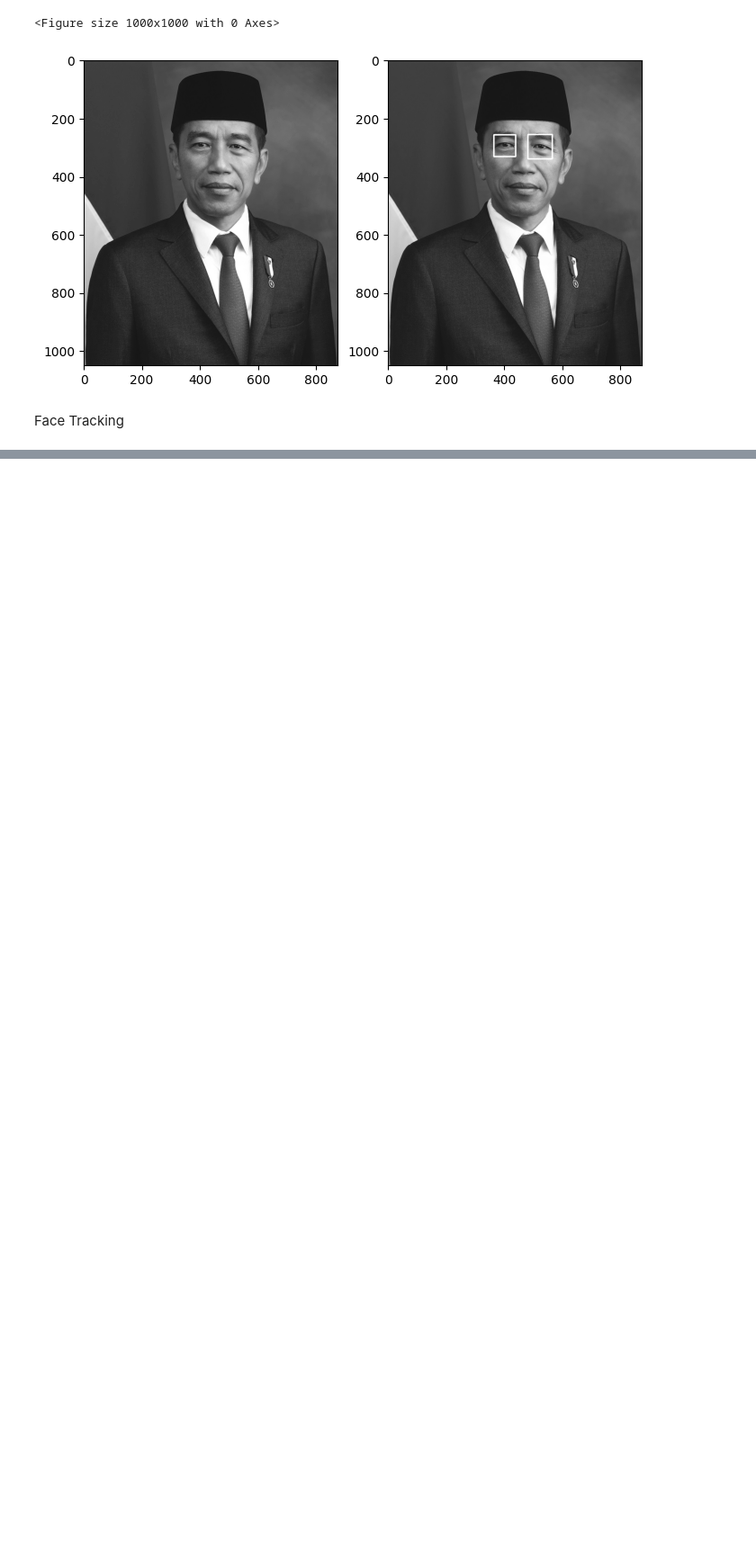
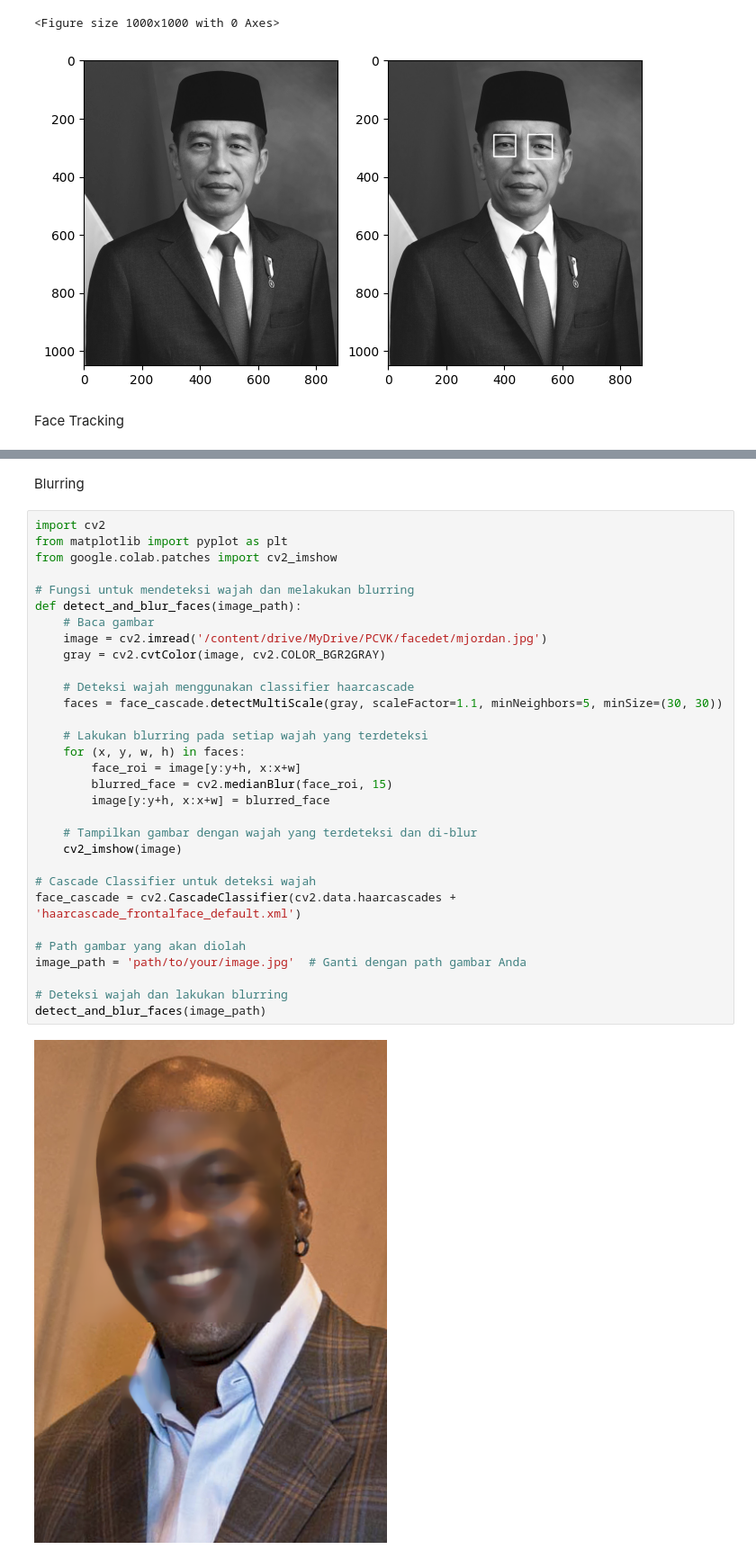
Before and after one commit to Lian2041720257/PVCK_2023, a Jupyter notebook: Week12.ipynb, the cells around one changed output, grey strips where cells are left out. Shown at 90% size. Drawn from its saved outputs; the diff is of its cells as text; blank space fills up the shorter version.

```diff
--- a/Week12.ipynb
+++ b/Week12.ipynb
@@ -256,0 +249,35 @@ detect_faces('captured_photo.jpg')
+# %% [markdown]
+Blurring
+# %%
+import cv2
+from matplotlib import pyplot as plt
+from google.colab.patches import cv2_imshow
+
+# Fungsi untuk mendeteksi wajah dan melakukan blurring
+def detect_and_blur_faces(image_path):
+    # Baca gambar
+    image = cv2.imread('/content/drive/MyDrive/PCVK/facedet/mjordan.jpg')
+    gray = cv2.cvtColor(image, cv2.COLOR_BGR2GRAY)
+
+    # Deteksi wajah menggunakan classifier haarcascade
+    faces = face_cascade.detectMultiScale(gray, scaleFactor=1.1, minNeighbors=5, minSize=(30, 30))
+
+    # Lakukan blurring pada setiap wajah yang terdeteksi
+    for (x, y, w, h) in faces:
+        face_roi = image[y:y+h, x:x+w]
+        blurred_face = cv2.medianBlur(face_roi, 15)
+        image[y:y+h, x:x+w] = blurred_face
+
+    # Tampilkan gambar dengan wajah yang terdeteksi dan di-blur
+    cv2_imshow(image)
+
+# Cascade Classifier untuk deteksi wajah
+face_cascade = cv2.CascadeClassifier(cv2.data.haarcascades + 'haarcascade_frontalface_default.xml')
+
+# Path gambar yang akan diolah
+image_path = 'path/to/your/image.jpg'  # Ganti dengan path gambar Anda
+
+# Deteksi wajah dan lakukan blurring
+detect_and_blur_faces(image_path)
+# %% [output]
+[figure, added]
```
Also changed, not shown: parts of 7 cells of this notebook.
